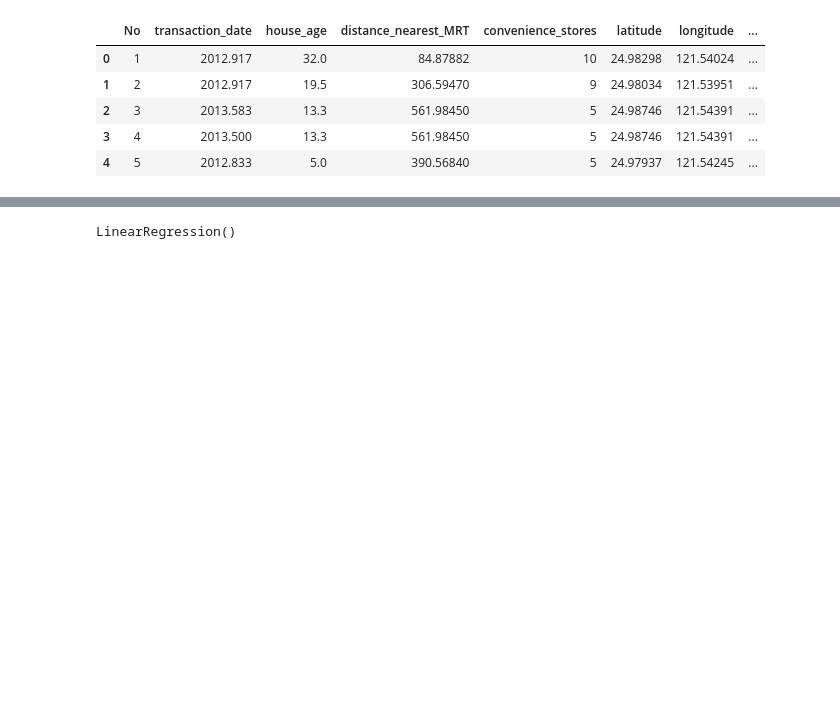
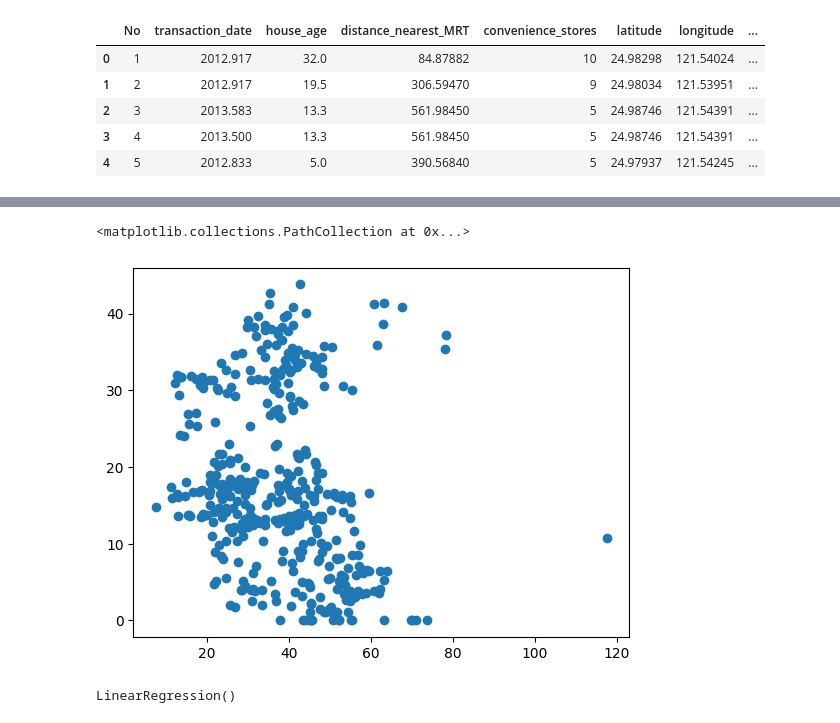
Before and after one commit to royhankamil/Machine-Learning-Project, a Jupyter notebook: Practice_linear_regression/Real_estate_prediction/model.ipynb, the cells around one changed output, grey strips where cells are left out. Cells and saved outputs as stored; diff of their text form; code cells hidden in the pictures; blank space fills up the shorter version.

```diff
--- a/Practice_linear_regression/Real_estate_prediction/model.ipynb
+++ b/Practice_linear_regression/Real_estate_prediction/model.ipynb
@@ -52,3 +53,8 @@ sns.heatmap(corr, annot=True)
+# %%
+plt.scatter(data['house_price'], data['house_age'])
+# %% [output]
+<matplotlib.collections.PathCollection at 0x...>
+[figure, added]
 # %%
 X = data.drop(["house_price"], axis=1)
 Y = data["house_price"]
```
Also changed, not shown: parts of 8 cells of this notebook, 8 other files.
